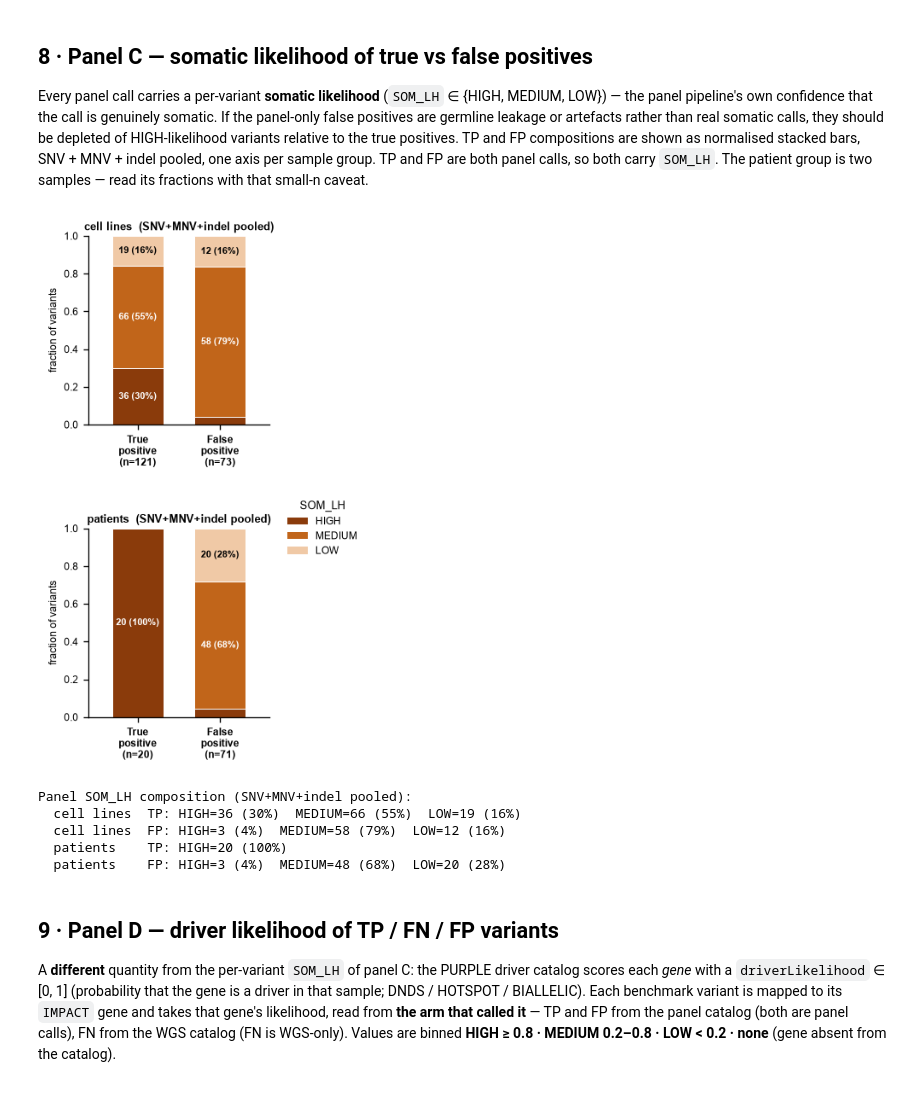
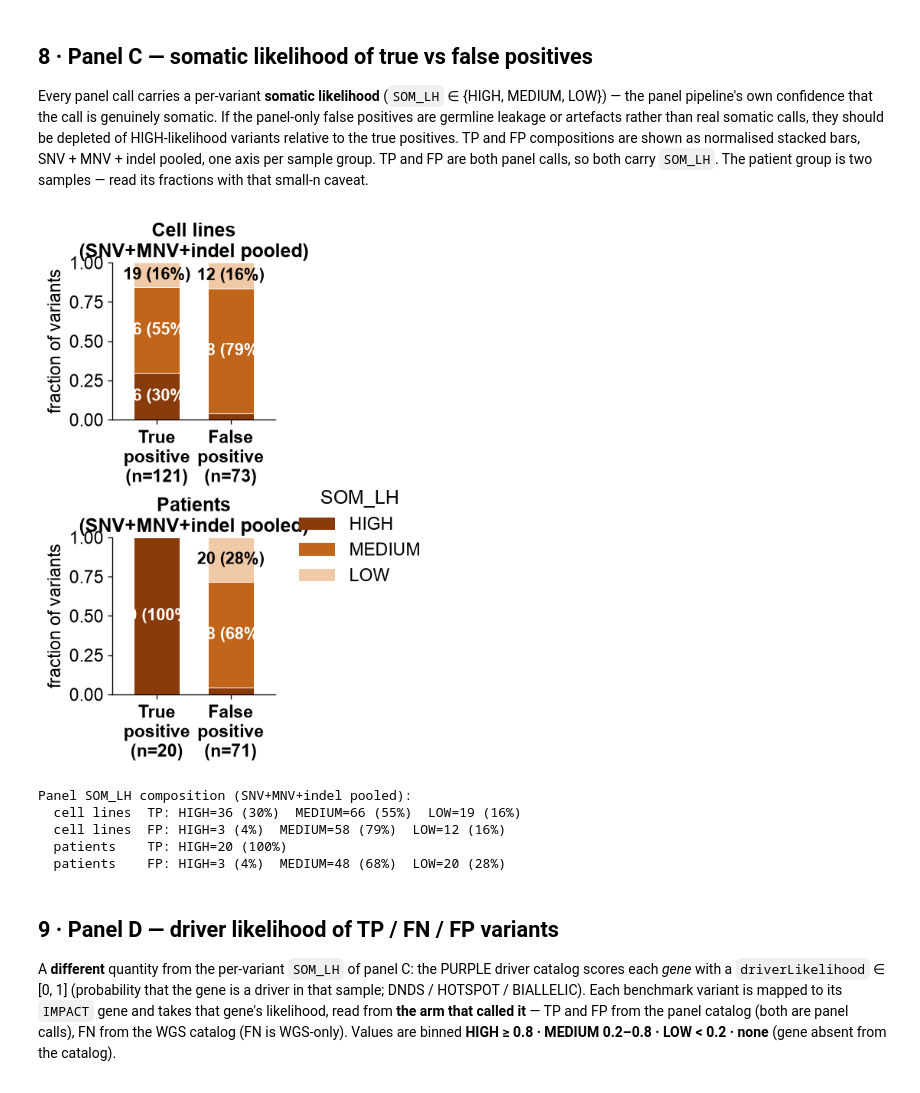
Before and after one commit to hartwigmedical/oncoanalyser-paper, a Jupyter notebook: fig_wgs_vs_panel.ipynb, the cells around one changed output. Saved outputs shown, nothing was run; the diff lists cells and outputs as text; code cells hidden in the pictures.

```diff
--- a/fig_wgs_vs_panel.ipynb
+++ b/fig_wgs_vs_panel.ipynb
@@ -187,7 +187,7 @@ def patient_run(sample, modality, preservation, run_type, platform=PLATFORM):
 # The two arms, styled globally. The source runs differ per sample group (see GROUPS).
 MODALITIES = OrderedDict([
     ("WGS",   {"color": "#22876B", "label": "WGS T/N (truth)"}),
-    ("PANEL", {"color": "#C1651A", "label": "Targeted panel"}),
+    ("PANEL", {"color": "#CC3B2E", "label": "Targeted panel"}),
 ])
 TRUTH, TEST = "WGS", "PANEL"          # WGS tumour/normal is the golden standard
 
@@ -793,7 +793,7 @@ from matplotlib_venn.layout.venn2 import DefaultLayoutAlgorithm
 # area-proportional layout collapses the small crescents into invisible slivers.
 _VENN_LAYOUT = DefaultLayoutAlgorithm(fixed_subset_sizes=(1, 1, 1))
 
-def _draw_one_venn(ax, counts, title=None):
+def _draw_one_venn(ax, counts, title=None, arm_labels=True):
     tp, fn, fp = counts["TP"], counts["FN"], counts["FP"]
     # venn2 subset order = (A only, B only, AB) = (FN, FP, TP); A = WGS truth, B = panel.
     v = venn2(subsets=(1, 1, 1), set_labels=("", ""), alpha=0.45, ax=ax,
@@ -802,26 +802,26 @@ def _draw_one_venn(ax, counts, title=None):
     for region, text in (("10", f"FN\n{fn:,}"), ("01", f"FP\n{fp:,}"), ("11", f"TP\n{tp:,}")):
         lbl = v.get_label_by_id(region)
         if lbl:
-            lbl.set_text(text); lbl.set_fontsize(7.5); lbl.set_fontweight("bold")
+            lbl.set_text(text); lbl.set_fontsize(fs(7.5)); lbl.set_fontweight("bold")
     # arm names under their own circle (venn2 puts them above, where the row labels sit)
-    for x, arm in ((0.17, TRUTH), (0.83, TEST)):
+    for x, arm in ((0.17, TRUTH), (0.83, TEST)) if arm_labels else ():
         ax.text(x, -0.02, MODALITIES[arm]["label"], transform=ax.transAxes,
-                ha="center", va="top", fontsize=6.5, color="#333333")
+                ha="center", va="top", fontsize=fs(6.5), color="#333333")
     if title:
-        ax.set_title(title, fontsize=8, weight="bold", pad=4)
+        ax.set_title(title, fontsize=fs(8), weight="bold", pad=4)
 
-def draw_venns(fig, spec):
+def draw_venns(fig, spec, arm_labels=True):
     groups = [g for g in GROUPS if GROUP_SAMPLES[g]]
-    sub = spec.subgridspec(len(groups), len(KINDS), hspace=0.45, wspace=0.05)
+    sub = spec.subgridspec(len(groups), len(KINDS), hspace=0.55, wspace=0.05)
     axes = []
     for gi, g in enumerate(groups):
         row = []
         for ki, kind in enumerate(KINDS):
             ax = fig.add_subplot(sub[gi, ki])
-            _draw_one_venn(ax, BENCH[g][kind][0], title=KIND_LABEL[kind])
+            _draw_one_venn(ax, BENCH[g][kind][0], title=KIND_LABEL[kind], arm_labels=arm_labels)
             row.append(ax)
         row[0].text(-0.06, 0.5, GROUPS[g]["label"].capitalize(), transform=row[0].transAxes,
-                    rotation=90, ha="right", va="center", fontsize=9, weight="bold")
+                    rotation=90, ha="right", va="center", fontsize=fs(9), weight="bold")
         axes.append(row)
     return axes
 
@@ -847,10 +847,16 @@ def somlh_composition(group, cat):
         c[DATA[TEST][sid]["somlh"].get(key, "NA")] += 1
     return c
 
-def draw_somlh(fig, spec):
+def somlh_legend_handles():
+    groups = [g for g in GROUPS if GROUP_SAMPLES[g]]
+    present = [l for l in SOMLH_STACK
+               if any(somlh_composition(g, c).get(l, 0) for g in groups for c in ("TP", "FP"))]
+    return [Patch(facecolor=SOMLH_COLORS[l], label=l) for l in present]
+
+def draw_somlh(fig, spec, legend=True):
     groups = [g for g in GROUPS if GROUP_SAMPLES[g]]
     cats = [("True\npositive", "TP"), ("False\npositive", "FP")]
-    sub = spec.subgridspec(len(groups), 1, hspace=0.55)
+    sub = spec.subgridspec(len(groups), 1, hspace=0.75)
     axes = []
     for gi, g in enumerate(groups):
         ax = fig.add_subplot(sub[gi, 0])
@@ -860,43 +866,42 @@ def draw_somlh(fig, spec):
             denom = tots[cat] or 1; bottom = 0.0
             for lh in SOMLH_STACK:
                 v = comps[cat].get(lh, 0)
                 if not v:
                     continue
                 h = v / denom
                 ax.bar(xi, h, bottom=bottom, width=0.62,
                        color=SOMLH_COLORS[lh], edgecolor="white", lw=0.6)
                 if h >= 0.06:
                     ax.text(xi, bottom + h / 2, f"{v} ({v / denom * 100:.0f}%)", ha="center",
-                            va="center", fontsize=6.5, weight="bold",
+                            va="center", fontsize=fs(6.5), weight="bold",
                             color=_text_color(SOMLH_COLORS[lh]))
                 bottom += h
         ax.set_xticks(range(len(cats)))
         ax.set_xticklabels([f"{lab}\n(n={tots[cat]})" for lab, cat in cats],
-                           fontsize=7, weight="bold")
+                           fontsize=fs(7), weight="bold")
         ax.set_xlim(-0.6, len(cats) - 0.4); ax.set_ylim(0, 1.0)
-        ax.set_ylabel("fraction of variants", fontsize=7)
-        ax.set_title(_group_title(g), fontsize=7.5, pad=4)
+        ax.set_ylabel("fraction of variants", fontsize=fs(7))
+        ax.set_title(_group_title(g), fontsize=fs(7.5), pad=4)
         axes.append(ax)
-    present = [l for l in SOMLH_STACK
-               if any(somlh_composition(g, c).get(l, 0) for g in groups for _, c in cats)]
-    fig.legend(handles=[Patch(facecolor=SOMLH_COLORS[l], label=l) for l in present],
-               title="SOM_LH", loc="center left", bbox_to_anchor=(1.05, 1.0),
-               bbox_transform=axes[-1].transAxes, fontsize=7, title_fontsize=7.5)
+    if legend:
+        fig.legend(handles=somlh_legend_handles(),
+                   title="SOM_LH", loc="center left", bbox_to_anchor=(1.05, 1.0),
+                   bbox_transform=axes[-1].transAxes, fontsize=fs(7), title_fontsize=fs(7.5))
     return axes
 
 fig = plt.figure(figsize=(3.4, 5.4))
 draw_somlh(fig, fig.add_gridspec(1, 1, left=0.20, right=0.72, top=0.94, bottom=0.07)[0, 0])
 plt.show()
 
 print("Panel SOM_LH composition (SNV+MNV+indel pooled):")
 for g in GROUPS:
     for cat in ("TP", "FP"):
         comp = somlh_composition(g, cat); tot = sum(comp.values()) or 1
         print(f"  {GROUPS[g]['label']:11s} {cat}: " +
               "  ".join(f"{lh}={comp[lh]} ({comp[lh] / tot * 100:.0f}%)"
                         for lh in SOMLH_STACK if comp.get(lh)))
 # %% [output]
-[figure, old version]
+[figure, new version]
 Panel SOM_LH composition (SNV+MNV+indel pooled):
   cell lines  TP: HIGH=36 (30%)  MEDIUM=66 (55%)  LOW=19 (16%)
   cell lines  FP: HIGH=3 (4%)  MEDIUM=58 (79%)  LOW=12 (16%)
```
Also changed, not shown: parts of 5 cells of this notebook, 2 other files.
